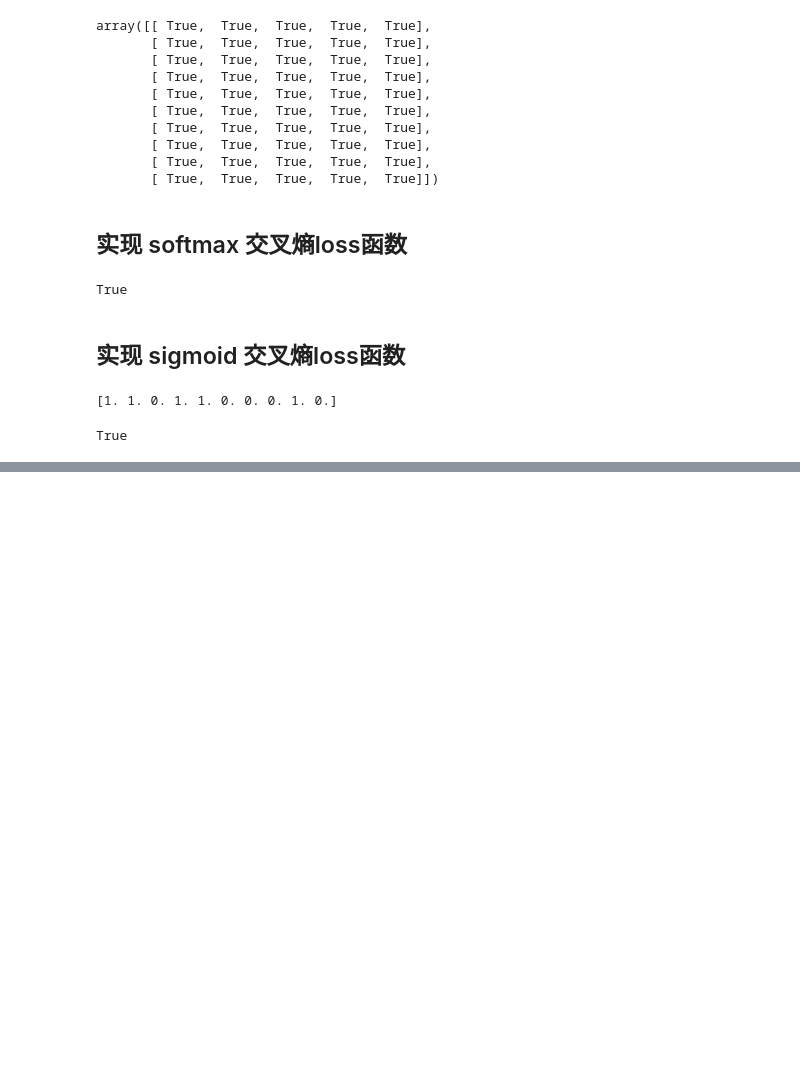
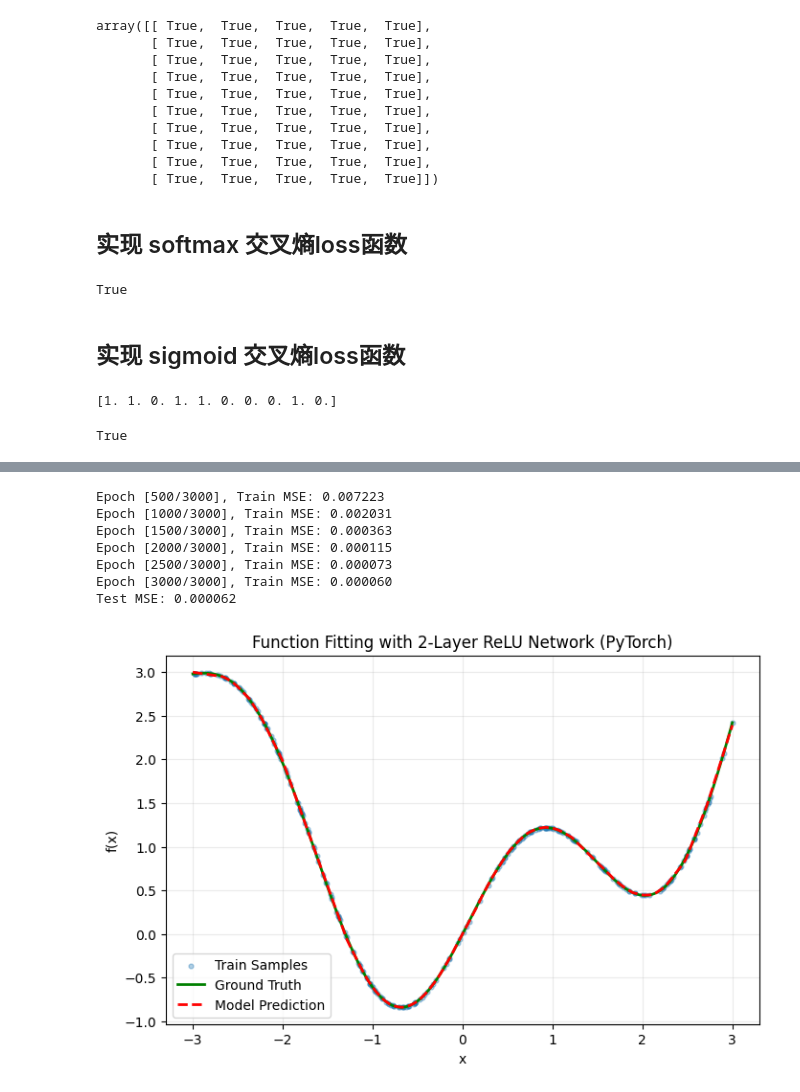
Before and after one commit to Tiansiyu-tj/nndl-exercise, a Jupyter notebook: chap4_ simple neural network/tf2.0-exercise.ipynb, the cells around one changed output, grey strips where cells are left out. Drawn from its saved outputs; the diff is of its cells as text; code cells hidden in the pictures; blank space fills up the shorter version.

```diff
--- a/chap4_ simple neural network/tf2.0-exercise.ipynb
+++ b/chap4_ simple neural network/tf2.0-exercise.ipynb
@@ -101,0 +106,72 @@ True
+# %%
+import torch
+import torch.nn as nn
+import matplotlib.pyplot as plt
+
+# 固定随机种子，保证结果可复现
+torch.manual_seed(42)
+
+# 1) 自定义目标函数：f(x) = sin(2x) + 0.3x^2
+def target_function(x):
+    return torch.sin(2 * x) + 0.3 * x ** 2
+
+# 2) 在区间 [-3, 3] 采样训练集和测试集
+n_train, n_test = 256, 256
+x_train = -3 + 6 * torch.rand(n_train, 1)
+x_test = torch.linspace(-3, 3, n_test).unsqueeze(1)
+y_train = target_function(x_train)
+y_test = target_function(x_test)
+
+# 3) 定义两层 ReLU 网络
+model = nn.Sequential(
+    nn.Linear(1, 64),#输入
+    nn.ReLU(),
+    nn.Linear(64, 64),#hideden
+    nn.ReLU(),
+    nn.Linear(64, 1),#输出
+)
+
+criterion = nn.MSELoss()
+optimizer = torch.optim.Adam(model.parameters(), lr=1e-3)
+
+# 4) 训练模型
+epochs = 3000
+for epoch in range(epochs):
+    pred = model(x_train)
+    loss = criterion(pred, y_train)
+
+    optimizer.zero_grad()
+    loss.backward()
+    optimizer.step()
+
+    if (epoch + 1) % 500 == 0:
+        print(f"Epoch [{epoch + 1}/{epochs}], Train MSE: {loss.item():.6f}")
+
+# 5) 测试集评估
+model.eval()
+with torch.no_grad():
+    y_pred = model(x_test)
+    test_mse = criterion(y_pred, y_test).item()
+
+print(f"Test MSE: {test_mse:.6f}")
+
+# 6) 可视化拟合效果
+plt.figure(figsize=(8, 5))
+plt.scatter(x_train.numpy(), y_train.numpy(), s=12, alpha=0.35, label='Train Samples')
+plt.plot(x_test.numpy(), y_test.numpy(), 'g-', linewidth=2, label='Ground Truth')
+plt.plot(x_test.numpy(), y_pred.numpy(), 'r--', linewidth=2, label='Model Prediction')
+plt.title('Function Fitting with 2-Layer ReLU Network (PyTorch)')
+plt.xlabel('x')
+plt.ylabel('f(x)')
+plt.legend()
+plt.grid(alpha=0.25)
+plt.show()
+# %% [output]
+Epoch [500/3000], Train MSE: 0.007223
+Epoch [1000/3000], Train MSE: 0.002031
+Epoch [1500/3000], Train MSE: 0.000363
+Epoch [2000/3000], Train MSE: 0.000115
+Epoch [2500/3000], Train MSE: 0.000073
+Epoch [3000/3000], Train MSE: 0.000060
+Test MSE: 0.000062
+[figure, added]
```
Also changed, not shown: parts of 1 cell of this notebook.
